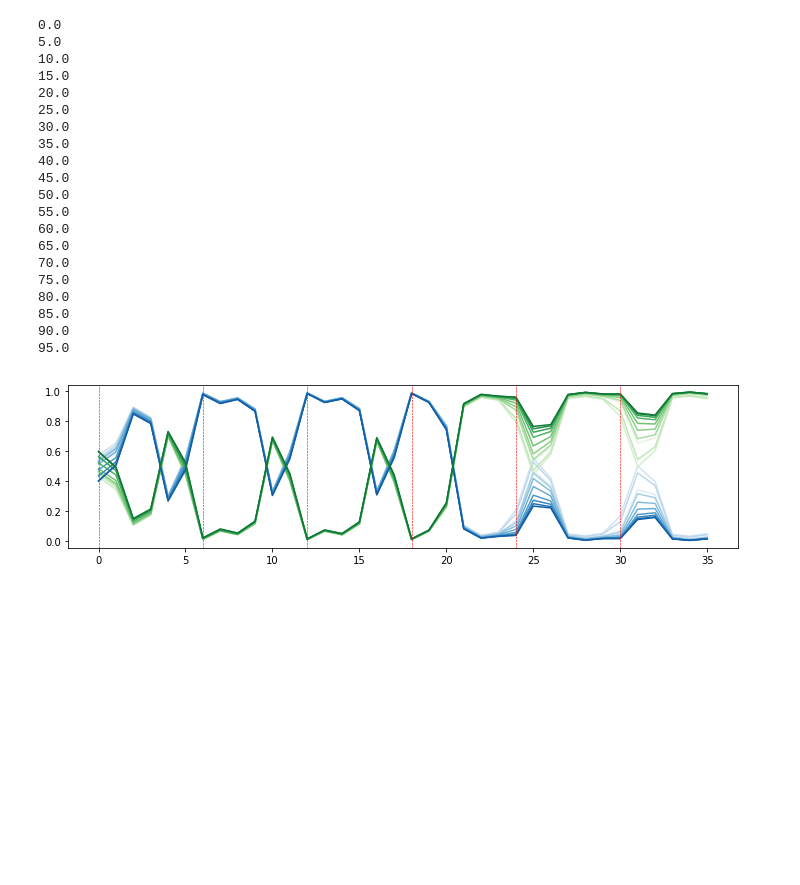
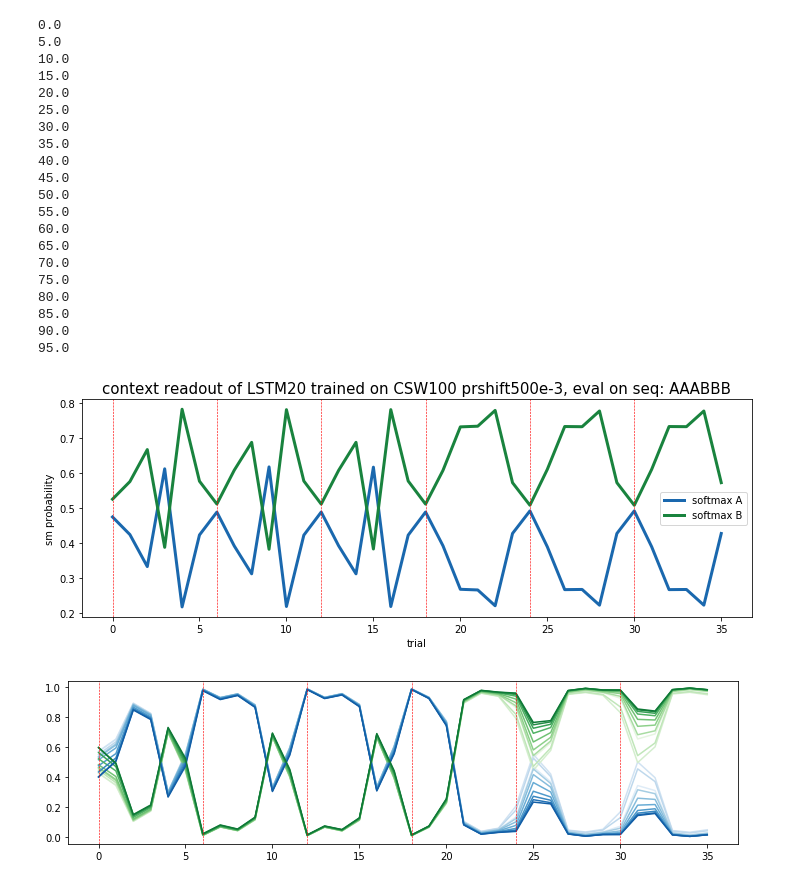
Before and after one commit to andrebeu/cswNets, a Jupyter notebook: cswEM.ipynb, the cells around one changed output. Cells and saved outputs as stored; diff of their text form; code cells hidden in the pictures; blank space fills up the shorter version.

```diff
--- a/cswEM.ipynb
+++ b/cswEM.ipynb
@@ -58,6 +54,23 @@ train_data = trainer.train_loop(10000)
 85.0
 90.0
 95.0
+# %%
+plt.figure(figsize=(12,4))
+
+i=200
+plt.plot(train_data['ycontext_sm'][-1,:,0],c=plt.get_cmap('Blues')(i),label='softmax A',lw=3)
+plt.plot(train_data['ycontext_sm'][-1,:,1],c=plt.get_cmap('Greens')(i),label='softmax B',lw=3)
+
+plt.legend()
+plt.xlabel('trial')
+plt.ylabel('sm probability')
+for t in range(0,36,6):
+  plt.axvline(t,c='r',ls='--',lw=.6)
+
+plt.title('context readout of LSTM20 trained on CSW100 prshift%ie-3, eval on seq: AAABBB'%(prshift),fontsize=15)
+plt.savefig('figures/cswEM/context_read_evalseqAAABBB-final_eval-prshift%ie-3'%prshift)
+# %% [output]
+[figure, added]
 # %%
 plt.figure(figsize=(12,3))
 i = 10
```
Also changed, not shown: parts of 4 cells of this notebook, 2 other files.
